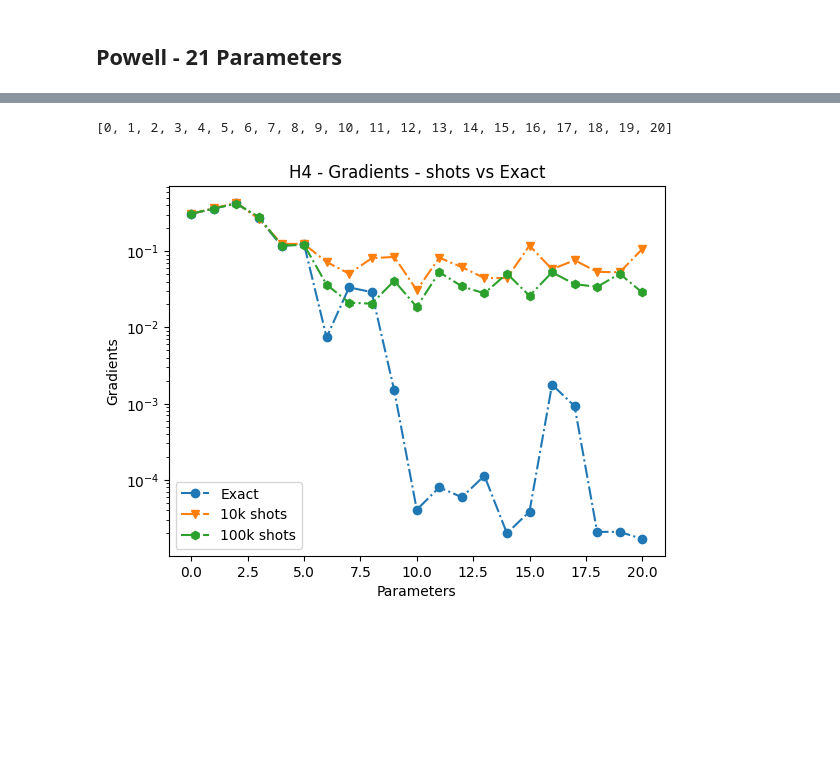
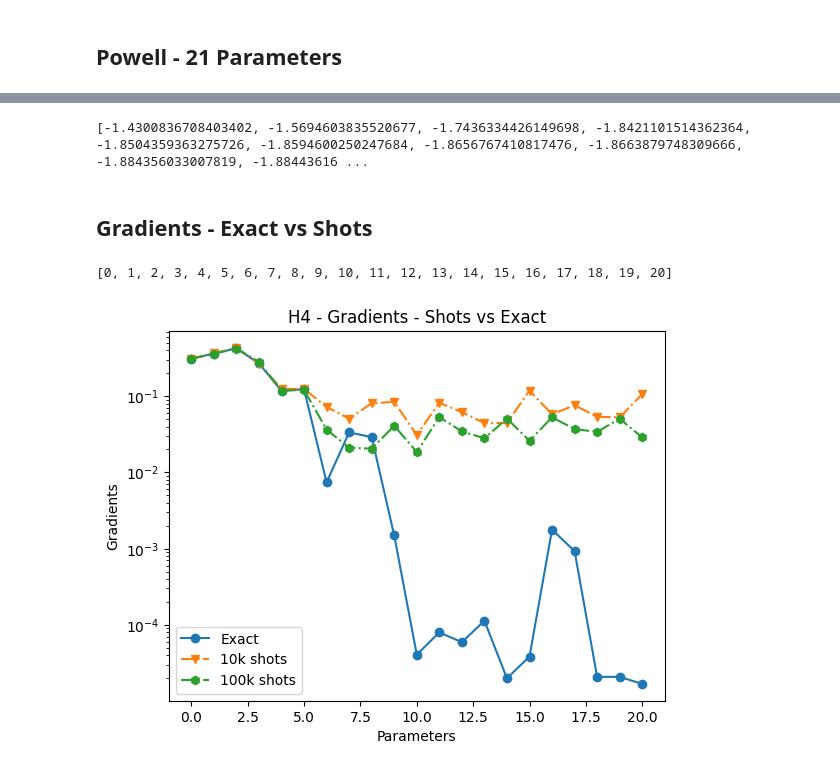
Before and after one commit to srivathsanps-quantum/QC-chemistry, a Jupyter notebook: AdaptVQEcode.ipynb, the cells around one changed output, grey strips where cells are left out. Drawn from its saved outputs; the diff is of its cells as text; code cells hidden in the pictures; blank space fills up the shorter version.

Commit message:
Gradients + Energy - shots vs Exact

```diff
--- a/AdaptVQEcode.ipynb
+++ b/AdaptVQEcode.ipynb
@@ -417,39 +417,45 @@ Print, if this is activated - HF state
   [0, 2, 4, 6],
   [0, 2, 4, 6],
   [0, 4]])
+# %%
+print(energies)
+# %% [output]
+[-1.4300836708403402, -1.5694603835520677, -1.7436334426149698, -1.8421101514362364, -1.8504359363275726, -1.8594600250247684, -1.8656767410817476, -1.8663879748309666, -1.884356033007819, -1.88443616 ...
+# %% [markdown]
+## Gradients - Exact vs Shots
 # %%
 import numpy as np
 params = []
 for k in range(21):
     params.append(k)
 
 print(params)
 
 G_Exact = np.array([0.3100451588582116 , 0.36333417728273754, 0.4247574417703076, 0.2689421354231678, 0.11800197933700611, 0.12345368822802208,
               0.007420281812857612, 0.03354563739855884 , 0.029061752158627868, 0.0014907673809587962, 4.058027986704677e-05, 7.976896690634755e-05,
                5.913441683514514e-05, 0.00011328401551519846, 1.989246929409716e-05, 3.843530082175278e-05,  0.0017755760879906296, 0.0009282356568736209,
                  2.0769533991756538e-05, 2.0776790979757515e-05,1.678514206528755e-05])
 
 G_100k = np.array([0.31012233368556263, 0.36278153764485294, 0.4224954854006534 , 0.28153706300448905, 0.11874528439791214, 0.12091574177009903,
                   0.036496747329089814, 0.021113196148753528, 0.020510792058557496, 0.04093571514178557, 0.01856540574468836, 0.053177591263377365,
                   0.03457620605522451, 0.02801950135618726, 0.050944905880169374, 0.02601220513310512 , 0.05287811195945368, 0.03704241195091213,
                   0.03403801969187872, 0.0506735825987322, 0.028745987022101658])  #Powell - 100k shots - 0th iteration
 
 G_10k = np.array([0.3099162431306309, 0.36686751091589886 , 0.4303872599459001, 0.26664492219594843,0.12542908670332384, 0.1243034054423584,
                   0.07227267823768933, 0.050733283680761736, 0.08093960390932564, 0.08428620993570457, 0.030903952492093528, 0.0822684282601312,
                   0.061834972747899175, 0.04443504550103138, 0.04451098756987766, 0.11852872186034469, 0.05802126112805322, 0.07620382263558934,
                   0.05366141510645424, 0.052880135251468355,  0.106829094059067]) #Powell - 10k shots - 0th iteration
 
 import matplotlib.pyplot as plt
-plt.plot(params, G_Exact, '-.o', label = 'Exact')
+plt.plot(params, G_Exact, '-o', label = 'Exact')
 plt.plot(params, G_10k, '-.v', label = '10k shots')
 plt.plot(params, G_100k, '-.h', label = '100k shots')
 plt.legend()
 plt.yscale('log')
 plt.xlabel('Parameters')
-plt.title('H4 - Gradients - shots vs Exact')
+plt.title('H4 - Gradients - Shots vs Exact')
 plt.ylabel('Gradients')
 plt.show()
 # %% [output]
 [0, 1, 2, 3, 4, 5, 6, 7, 8, 9, 10, 11, 12, 13, 14, 15, 16, 17, 18, 19, 20]
-[figure, old version]
+[figure, new version]
```
Also changed, not shown: parts of 2 cells of this notebook.
